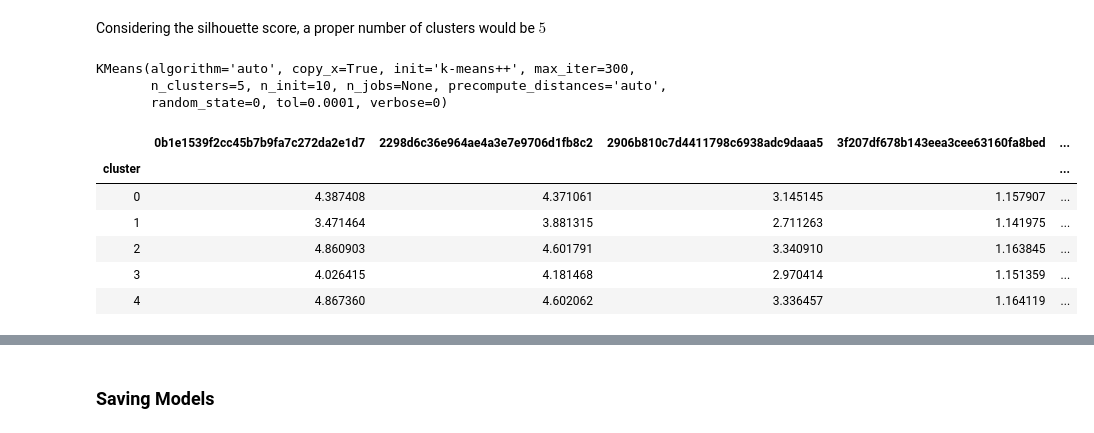
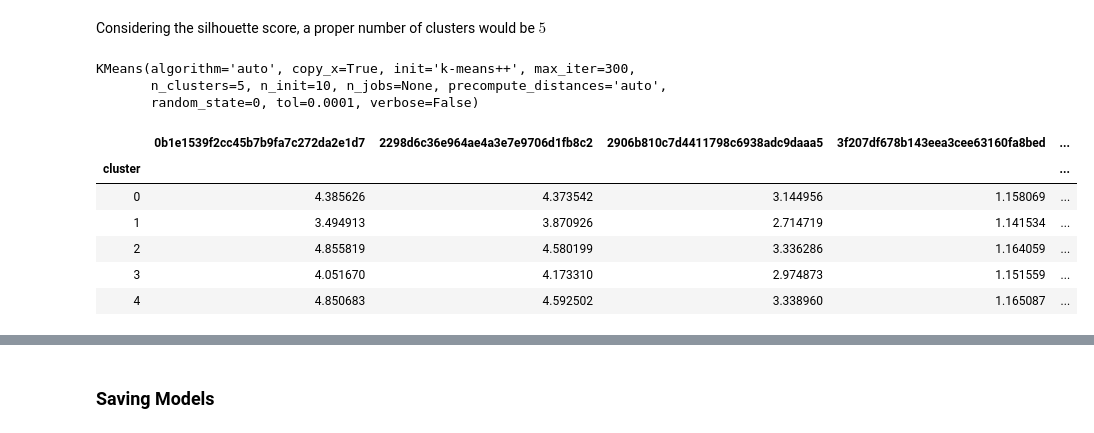
Before and after one commit to guedes-joaofelipe/ml-engineer-capstone, a Jupyter notebook: notebooks/model_training_validation.ipynb, the cells around one changed output, grey strips where cells are left out. Cells and saved outputs as stored; diff of their text form; code cells hidden in the pictures.

```diff
--- a/notebooks/model_training_validation.ipynb
+++ b/notebooks/model_training_validation.ipynb
@@ -51,4 +58,4 @@ sns.set(font_scale=1.2)
 # %%
 profile = pd.read_csv(os.path.join(data_dir, "profile.csv"), sep=';', usecols=["person", "income"])
-profile.set_index(["person"], inplace=True)
+profile = profile.set_index(["person"])
 df_matrix = pd.read_csv(os.path.join(data_dir, 'df_matrix.csv'), sep=';')
@@ -378,22 +376,23 @@ n_clusters = 5
 # %%
-model = KMeans(n_clusters=n_clusters, random_state=0)
+n_clusters = 5
+model = KMeans(n_clusters=n_clusters, random_state=0, verbose=False)
 model.fit(X)
 # %% [output]
 KMeans(algorithm='auto', copy_x=True, init='k-means++', max_iter=300,
        n_clusters=5, n_init=10, n_jobs=None, precompute_distances='auto',
-       random_state=0, tol=0.0001, verbose=0)
+       random_state=0, tol=0.0001, verbose=False)
 # %%
 df_clusters_rewards = pd.DataFrame(model.cluster_centers_)
 df_clusters_rewards.columns = df_cluster.columns
-df_clusters_rewards = df_clusters_centers.reset_index(drop=False).rename({"index": "cluster"},axis=1).set_index("cluster")
+df_clusters_rewards = df_clusters_rewards.reset_index(drop=False).rename({"index": "cluster"},axis=1).set_index("cluster")
 df_clusters_rewards.drop(["income"], axis=1, inplace=True)
 df_clusters_rewards.to_csv(os.path.join(data_dir, "df_clusters_rewards.csv"), sep=';')
 df_clusters_rewards
 # %% [output]
 |  | 0b1e1539f2cc45b7b9fa7c272da2e1d7 | 2298d6c36e964ae4a3e7e9706d1fb8c2 | 2906b810c7d4411798c6938adc9daaa5 | 3f207df678b143eea3cee63160fa8bed | ... |
 | cluster |  |  |  |  | ... |
-| 0 | 4.387408 | 4.371061 | 3.145145 | 1.157907 | ... |
-| 1 | 3.471464 | 3.881315 | 2.711263 | 1.141975 | ... |
-| 2 | 4.860903 | 4.601791 | 3.340910 | 1.163845 | ... |
-| 3 | 4.026415 | 4.181468 | 2.970414 | 1.151359 | ... |
-| 4 | 4.867360 | 4.602062 | 3.336457 | 1.164119 | ... |
+| 0 | 4.385626 | 4.373542 | 3.144956 | 1.158069 | ... |
+| 1 | 3.494913 | 3.870926 | 2.714719 | 1.141534 | ... |
+| 2 | 4.855819 | 4.580199 | 3.336286 | 1.164059 | ... |
+| 3 | 4.051670 | 4.173310 | 2.974873 | 1.151559 | ... |
+| 4 | 4.850683 | 4.592502 | 3.338960 | 1.165087 | ... |
```
Also changed, not shown: parts of 16 cells of this notebook, 9 other files.
